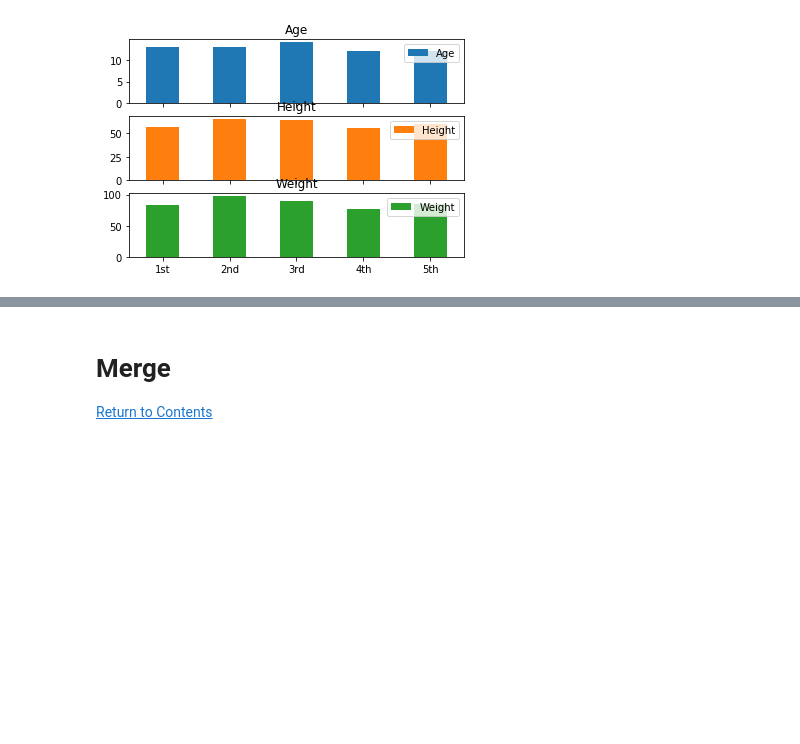
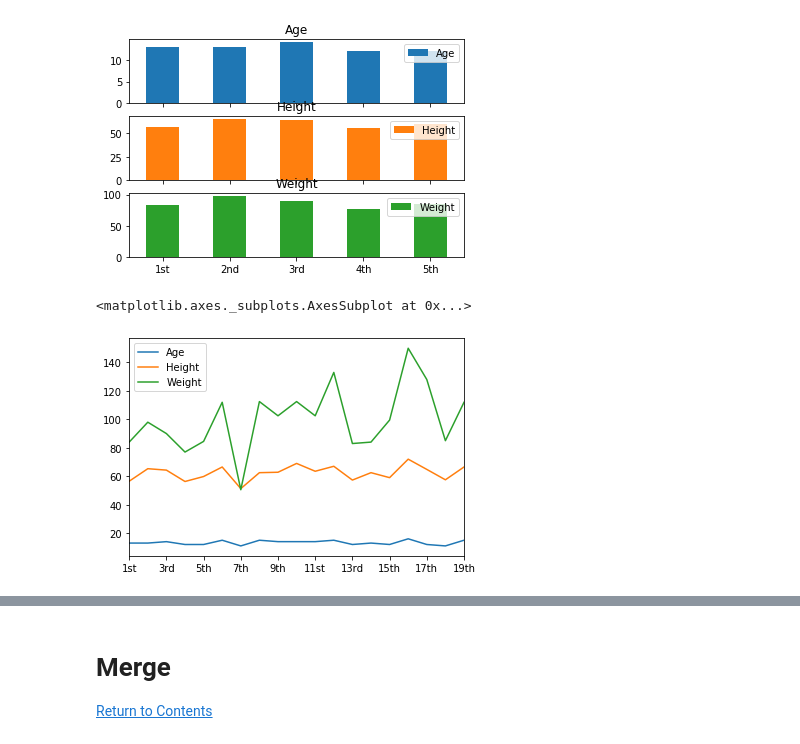
Before and after one commit to User-zwj/Pandas-Practice, a Jupyter notebook: Pandas Exercise.ipynb, the cells around one changed output, grey strips where cells are left out. Drawn from its saved outputs; the diff is of its cells as text; code cells hidden in the pictures; blank space fills up the shorter version.

```diff
--- a/Pandas Exercise.ipynb
+++ b/Pandas Exercise.ipynb
@@ -698,3 +739,8 @@ df.iloc[0:5].plot.bar(rot=0)
 df.iloc[0:5].plot.bar(rot=0, subplots=True);
 # %% [output]
 [figure]
+# %%
+df.plot()
+# %% [output]
+<matplotlib.axes._subplots.AxesSubplot at 0x...>
+[figure, added]
```
Also changed, not shown: parts of 10 cells of this notebook.
